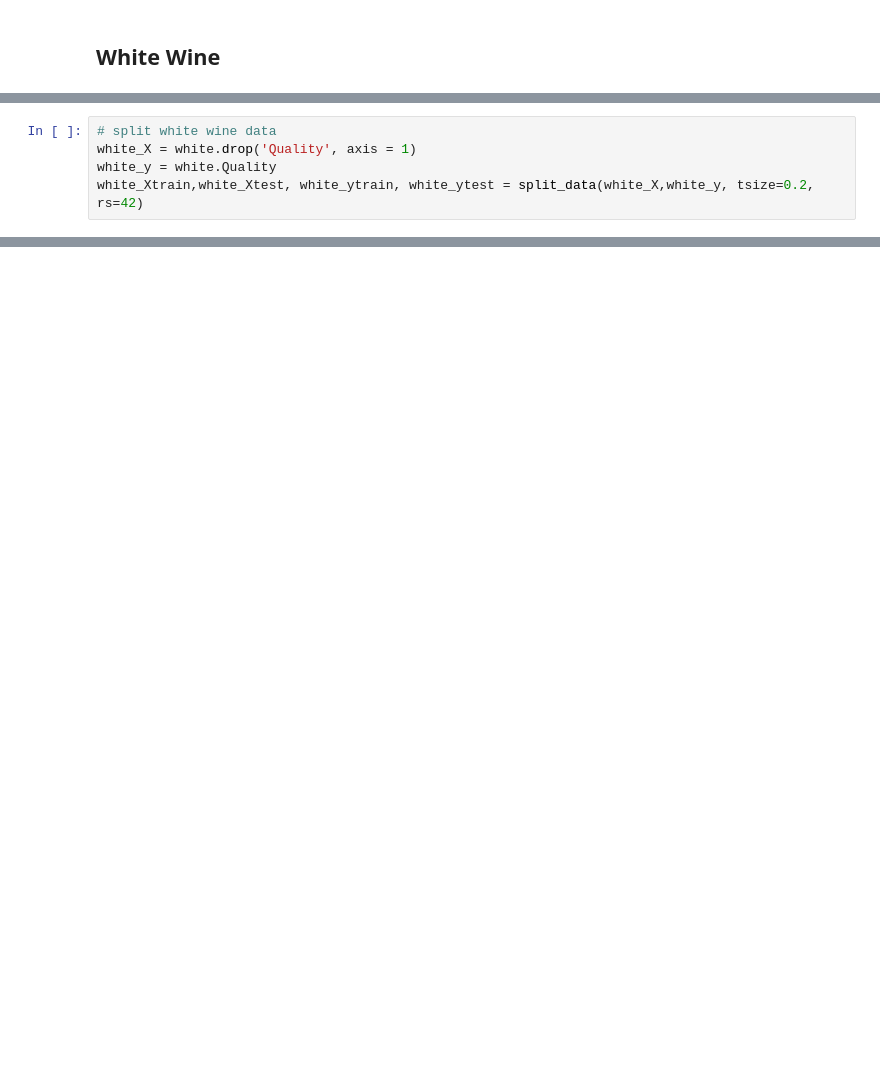
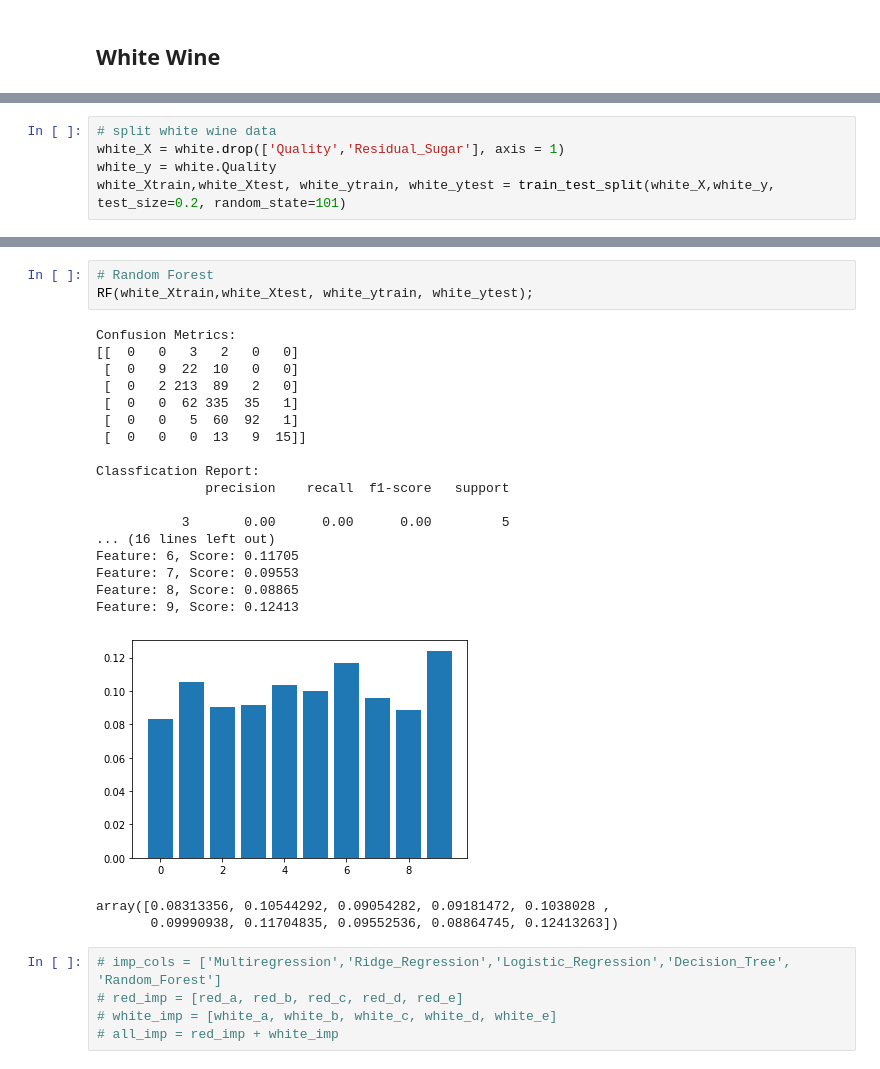
Before and after one commit to timc823/IST347, a Jupyter notebook: Project/Project.ipynb, the cells around one changed output, grey strips where cells are left out. Drawn from its saved outputs; the diff is of its cells as text; blank space fills up the shorter version.

```diff
--- a/Project/Project.ipynb
+++ b/Project/Project.ipynb
@@ -396,5 +488,5 @@ weighted avg       0.58      0.57      0.58       320
 # %%
 # split white wine data
-white_X = white.drop('Quality', axis = 1)
+white_X = white.drop(['Quality','Residual_Sugar'], axis = 1)
 white_y = white.Quality
-white_Xtrain,white_Xtest, white_ytrain, white_ytest = split_data(white_X,white_y, tsize=0.2, rs=42)
+white_Xtrain,white_Xtest, white_ytrain, white_ytest = train_test_split(white_X,white_y, test_size=0.2, random_state=101)
@@ -504,0 +571,29 @@ weighted avg       0.61      0.61      0.61       980
+# %%
+# Random Forest
+RF(white_Xtrain,white_Xtest, white_ytrain, white_ytest);
+# %% [output]
+Confusion Metrics:
+[[  0   0   3   2   0   0]
+ [  0   9  22  10   0   0]
+ [  0   2 213  89   2   0]
+ [  0   0  62 335  35   1]
+ [  0   0   5  60  92   1]
+ [  0   0   0  13   9  15]]
+
+Classfication Report:
+              precision    recall  f1-score   support
+
+           3       0.00      0.00      0.00         5
+... (16 lines left out)
+Feature: 6, Score: 0.11705
+Feature: 7, Score: 0.09553
+Feature: 8, Score: 0.08865
+Feature: 9, Score: 0.12413
+[figure, added]
+array([0.08313356, 0.10544292, 0.09054282, 0.09181472, 0.1038028 ,
+       0.09990938, 0.11704835, 0.09552536, 0.08864745, 0.12413263])
+# %%
+# imp_cols = ['Multiregression','Ridge_Regression','Logistic_Regression','Decision_Tree', 'Random_Forest']
+# red_imp = [red_a, red_b, red_c, red_d, red_e]
+# white_imp = [white_a, white_b, white_c, white_d, white_e]
+# all_imp = red_imp + white_imp
```
Also changed, not shown: parts of 40 cells of this notebook.
